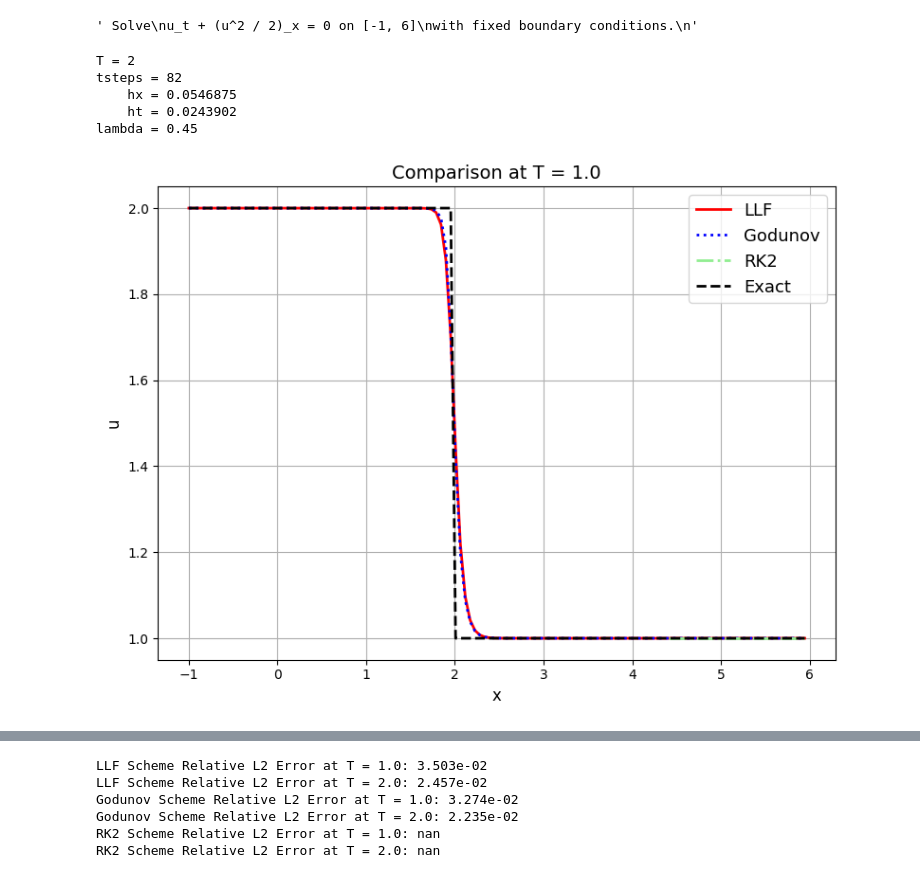
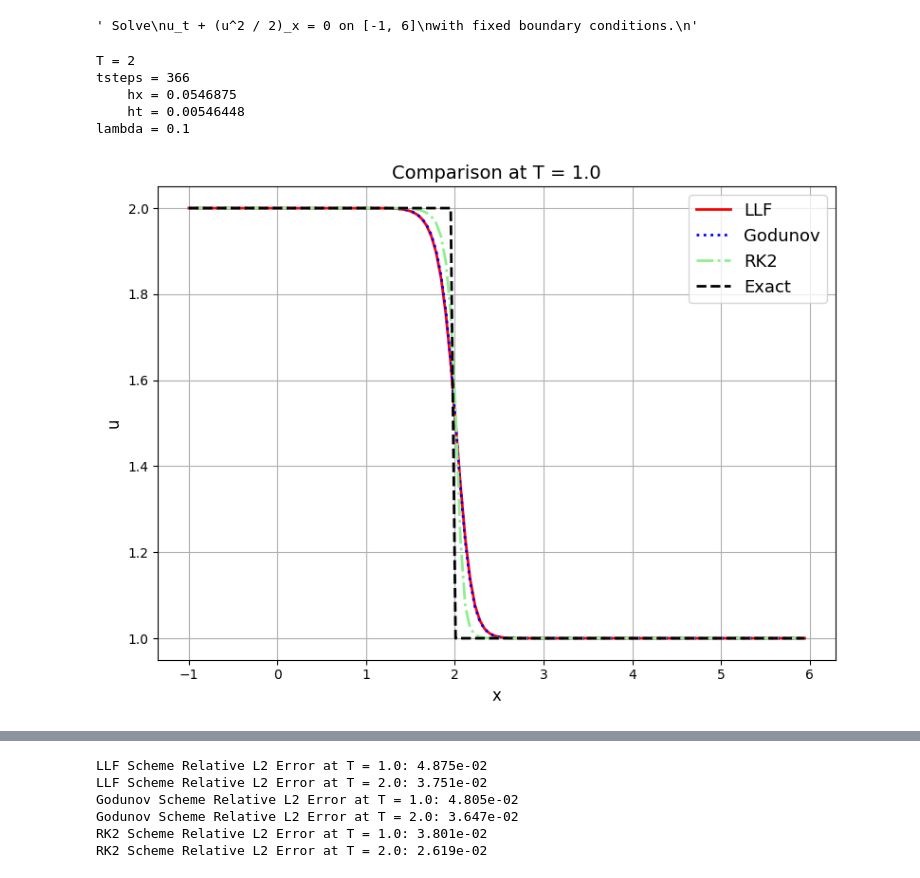
Before and after one commit to Adam-R-Lawrence/CS-555, a Jupyter notebook: cs555_adamrl3_hw_2_2_code.ipynb, the cells around one changed output, grey strips where cells are left out. Cells and saved outputs as stored; diff of their text form; code cells hidden in the pictures.

```diff
--- a/cs555_adamrl3_hw_2_2_code.ipynb
+++ b/cs555_adamrl3_hw_2_2_code.ipynb
@@ -39,13 +39,12 @@ def exact_rarefaction(x, t):
     return u
 
 end_time = 2.0
-gamma = 0.45 # I changed this from the one in the starter code of 0.9 as that did not satisfy the CFL condition
+gamma = 0.1 # I changed this from the one in the starter code of 0.9 as that did not satisfy the CFL condition
 nx = 128
 x, hx = np.linspace(-1, 6, nx, endpoint=False, retstep=True)
 # Ghost cell mask: pretend first and last DoF are ghost cells
 mask = np.ones(len(x), dtype=bool)
 mask[:1] = mask[-1:] = False
-# Indexing arrays
 K = np.arange(0, nx)    # 0, ..., nx-1
 Km1 = np.roll(K, 1)     # nx-1, 0, 1, ..., nx-2
 Kp1 = np.roll(K, -1)    # 1, ..., nx
@@ -66,11 +65,11 @@ def f(u):
 def fprime(u):
     return u
 
+# --- Updated LLF flux (Equation (6.59, 6.60, 6.61)) --- #
 def flux_LLF(uL, uR):
     alpha = max(abs(fprime(uL)), abs(fprime(uR)))
     return 0.5 * (f(uL) + f(uR)) - 0.5 * alpha * (uR - uL)
 
-# --- Updated LLF flux (Equation (6.59, 6.60, 6.61)) --- #
 def update_LLF(u, hx, ht):
     nx = len(u)
     unew = u.copy()
@@ -143,6 +142,7 @@ def L_operator_LLF(u, hx):
     Lu[-1] = 0.0
     return Lu
 
+# 2 step Runge-Kutta
 def update_RK2(u, hx, ht):
     k1 = L_operator_LLF(u.copy(), hx)
     u_star = u + ht*k1
@@ -204,34 +204,34 @@ ax.legend(loc='best', fontsize=13)
 ax.grid(True)
 plt.tight_layout()
 plt.savefig("u_time_1.png",dpi=300)
 plt.show()
 
 fig2 = plt.figure(figsize=(8,6))
 ax = plt.gca()
 ax.set_title("Comparison at T = 2.0", fontsize=14)
 for idx, s in enumerate(schemes):
     ax.plot(x, solutions[s][1],
             linestyle=line_styles[idx % len(line_styles)],
             color=colors[idx % len(colors)],
             label=s, linewidth=2)
 ax.plot(x, exact_t2, 'k--', linewidth=2, label='Exact')
 ax.set_xlabel('x', fontsize=12)
 ax.set_ylabel('u', fontsize=12)
 ax.legend(loc='best', fontsize=13)
 ax.grid(True)
 plt.tight_layout()
 plt.savefig("u_time_2.png",dpi=300)
 plt.show()
 
 for s in schemes:
     err_t1 = np.linalg.norm(solutions[s][0] - exact_t1) / np.linalg.norm(exact_t1)
     err_t2 = np.linalg.norm(solutions[s][1] - exact_t2) / np.linalg.norm(exact_t2)
     print(f"{s} Scheme Relative L2 Error at T = 1.0: {err_t1:.3e}")
     print(f"{s} Scheme Relative L2 Error at T = 2.0: {err_t2:.3e}")
 # %% [output]
 T = 2
-tsteps = 82
+tsteps = 366
     hx = 0.0546875
-    ht = 0.0243902
-lambda = 0.45
+    ht = 0.00546448
+lambda = 0.1
-[figure, old version]
+[figure, new version]
@@ -239,6 +239,6 @@ lambda = 0.45
-LLF Scheme Relative L2 Error at T = 1.0: 3.503e-02
-LLF Scheme Relative L2 Error at T = 2.0: 2.457e-02
-Godunov Scheme Relative L2 Error at T = 1.0: 3.274e-02
-Godunov Scheme Relative L2 Error at T = 2.0: 2.235e-02
-RK2 Scheme Relative L2 Error at T = 1.0: nan
-RK2 Scheme Relative L2 Error at T = 2.0: nan
+LLF Scheme Relative L2 Error at T = 1.0: 4.875e-02
+LLF Scheme Relative L2 Error at T = 2.0: 3.751e-02
+Godunov Scheme Relative L2 Error at T = 1.0: 4.805e-02
+Godunov Scheme Relative L2 Error at T = 2.0: 3.647e-02
+RK2 Scheme Relative L2 Error at T = 1.0: 3.801e-02
+RK2 Scheme Relative L2 Error at T = 2.0: 2.619e-02
```
Also changed, not shown: parts of 3 cells of this notebook, 1 other file.
